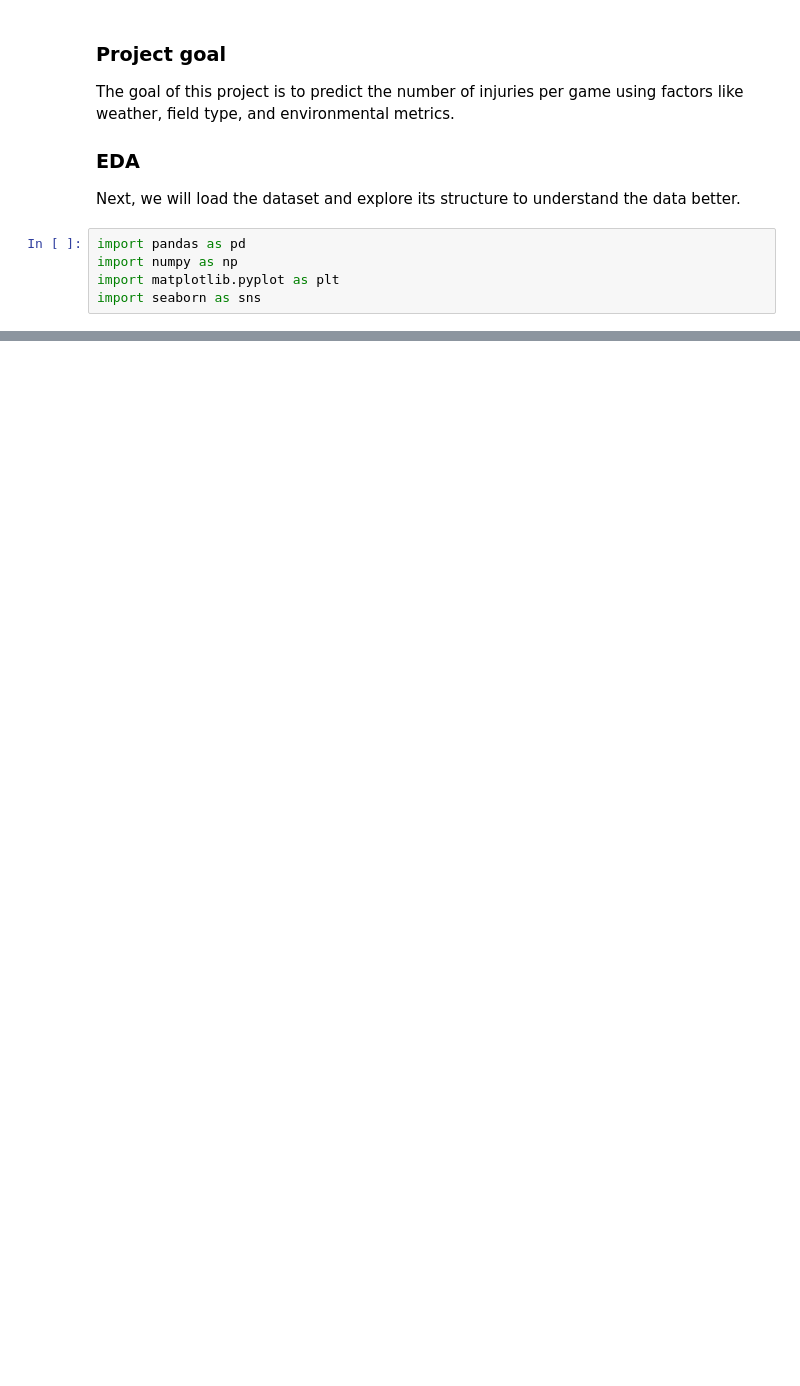
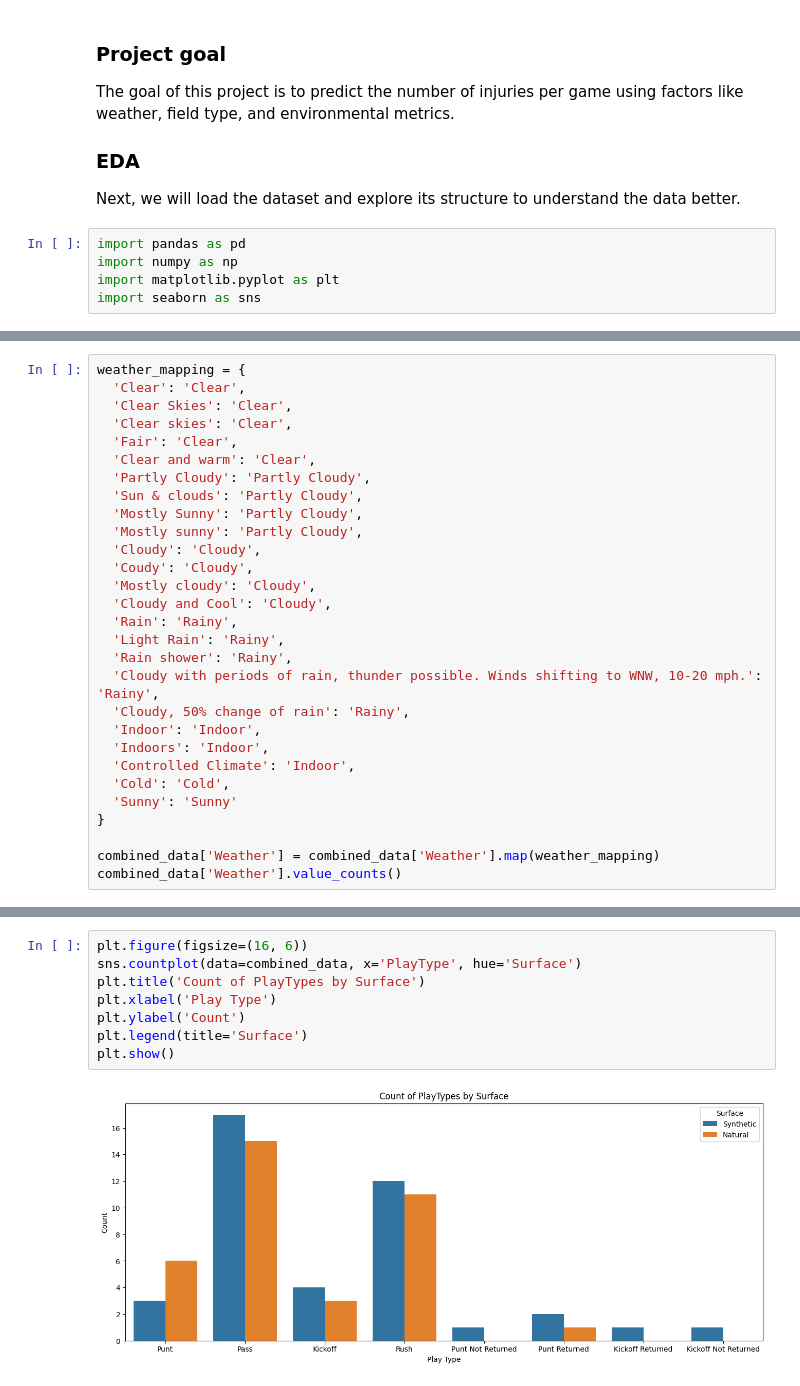
Before and after one commit to daniiprietoo/nfl-injury-analytics, a Jupyter notebook: notebooks/EDA.ipynb, the cells around one changed output, grey strips where cells are left out. Cells and saved outputs as stored; diff of their text form; blank space fills up the shorter version.

```diff
--- a/notebooks/EDA.ipynb
+++ b/notebooks/EDA.ipynb
@@ -98,0 +269,29 @@ print(f"{raw_data.duplicated().sum()} duplicates in the dataset")
+# %%
+weather_mapping = {
+  'Clear': 'Clear',
+  'Clear Skies': 'Clear',
+  'Clear skies': 'Clear',
+  'Fair': 'Clear',
+  'Clear and warm': 'Clear',
+  'Partly Cloudy': 'Partly Cloudy',
+  'Sun & clouds': 'Partly Cloudy',
+  'Mostly Sunny': 'Partly Cloudy',
+  'Mostly sunny': 'Partly Cloudy',
+  'Cloudy': 'Cloudy',
+  'Coudy': 'Cloudy',
+  'Mostly cloudy': 'Cloudy',
+  'Cloudy and Cool': 'Cloudy',
+  'Rain': 'Rainy',
+  'Light Rain': 'Rainy',
+  'Rain shower': 'Rainy',
+  'Cloudy with periods of rain, thunder possible. Winds shifting to WNW, 10-20 mph.': 'Rainy',
+  'Cloudy, 50% change of rain': 'Rainy',
+  'Indoor': 'Indoor',
+  'Indoors': 'Indoor',
+  'Controlled Climate': 'Indoor',
+  'Cold': 'Cold',
+  'Sunny': 'Sunny'
+}
+
+combined_data['Weather'] = combined_data['Weather'].map(weather_mapping)
+combined_data['Weather'].value_counts()
@@ -98,0 +360,10 @@ print(f"{raw_data.duplicated().sum()} duplicates in the dataset")
+# %%
+plt.figure(figsize=(16, 6))
+sns.countplot(data=combined_data, x='PlayType', hue='Surface')
+plt.title('Count of PlayTypes by Surface')
+plt.xlabel('Play Type')
+plt.ylabel('Count')
+plt.legend(title='Surface')
+plt.show()
+# %% [output]
+[figure, added]
```
Also changed, not shown: parts of 47 cells of this notebook, 6 other files.
